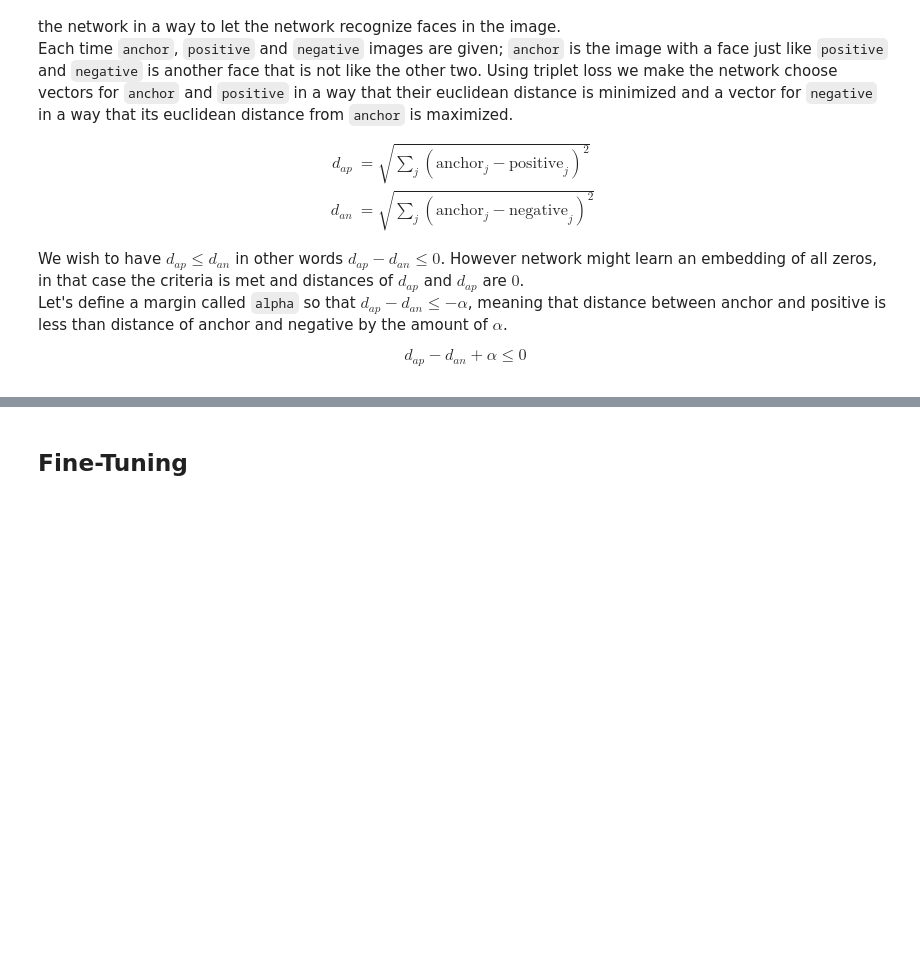
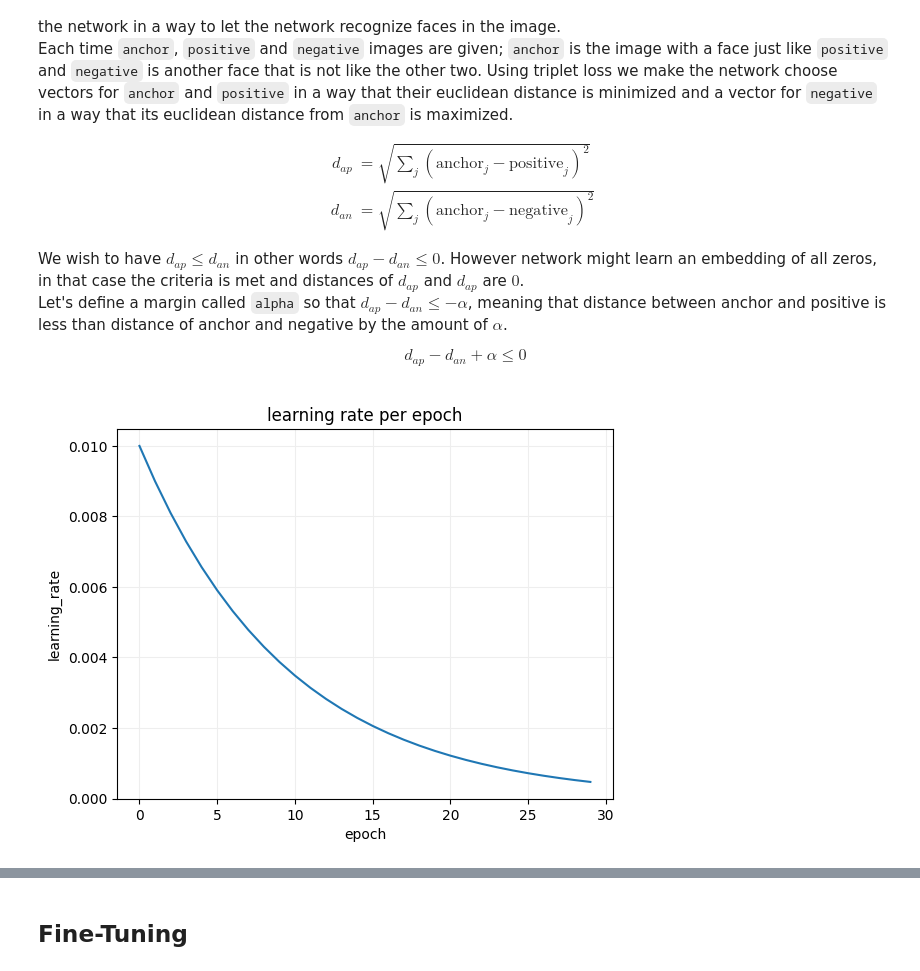
Before and after one commit to AlirezaKamyab/Face_recognition, a Jupyter notebook: Face Recognition.ipynb, the cells around one changed output, grey strips where cells are left out. Cells and saved outputs as stored; diff of their text form; code cells hidden in the pictures; blank space fills up the shorter version.

```diff
--- a/Face Recognition.ipynb
+++ b/Face Recognition.ipynb
@@ -368,6 +388,18 @@ def get_scheduler(initial_learning_rate, min_learning_rate=1e-5, weight=0.9):
     def func(epoch):
         return max(initial_learning_rate * weight ** epoch, min_learning_rate)
     return func
+
+scheduler = get_scheduler(1e-2, weight=0.9)
+# %%
+plt.figure()
+ax = plt.subplot(111)
+ax.plot([x for x in range(30)], [scheduler(x) for x in range(30)]);
+ax.set_title('learning rate per epoch');
+ax.set_xlabel('epoch')
+ax.set_ylabel('learning_rate');
+ax.grid(c='#eee');
+# %% [output]
+[figure, added]
 # %%
 def train(epochs=10, learning_rate_scheduler=None):
     train_loss_hist = []
```
Also changed, not shown: parts of 22 cells of this notebook.
